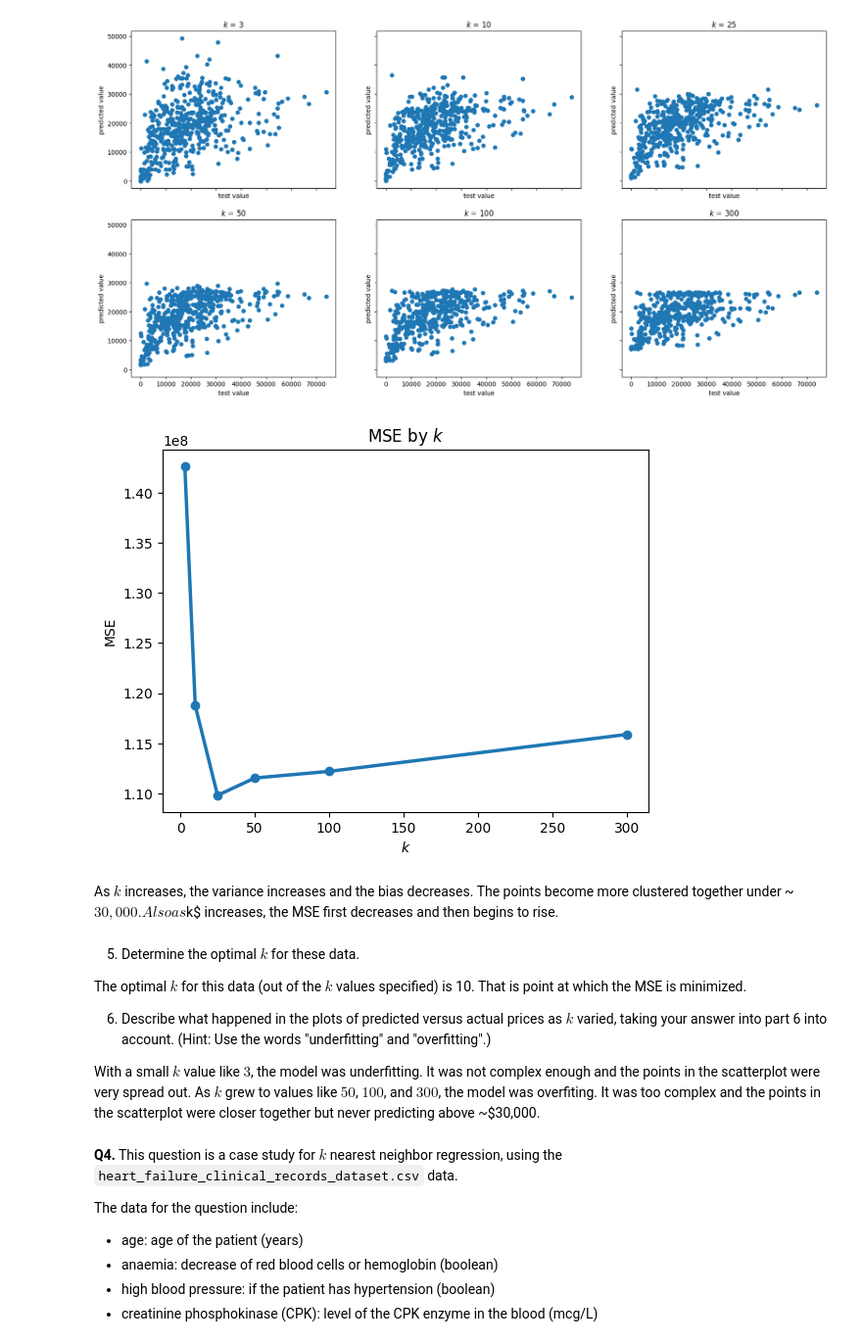
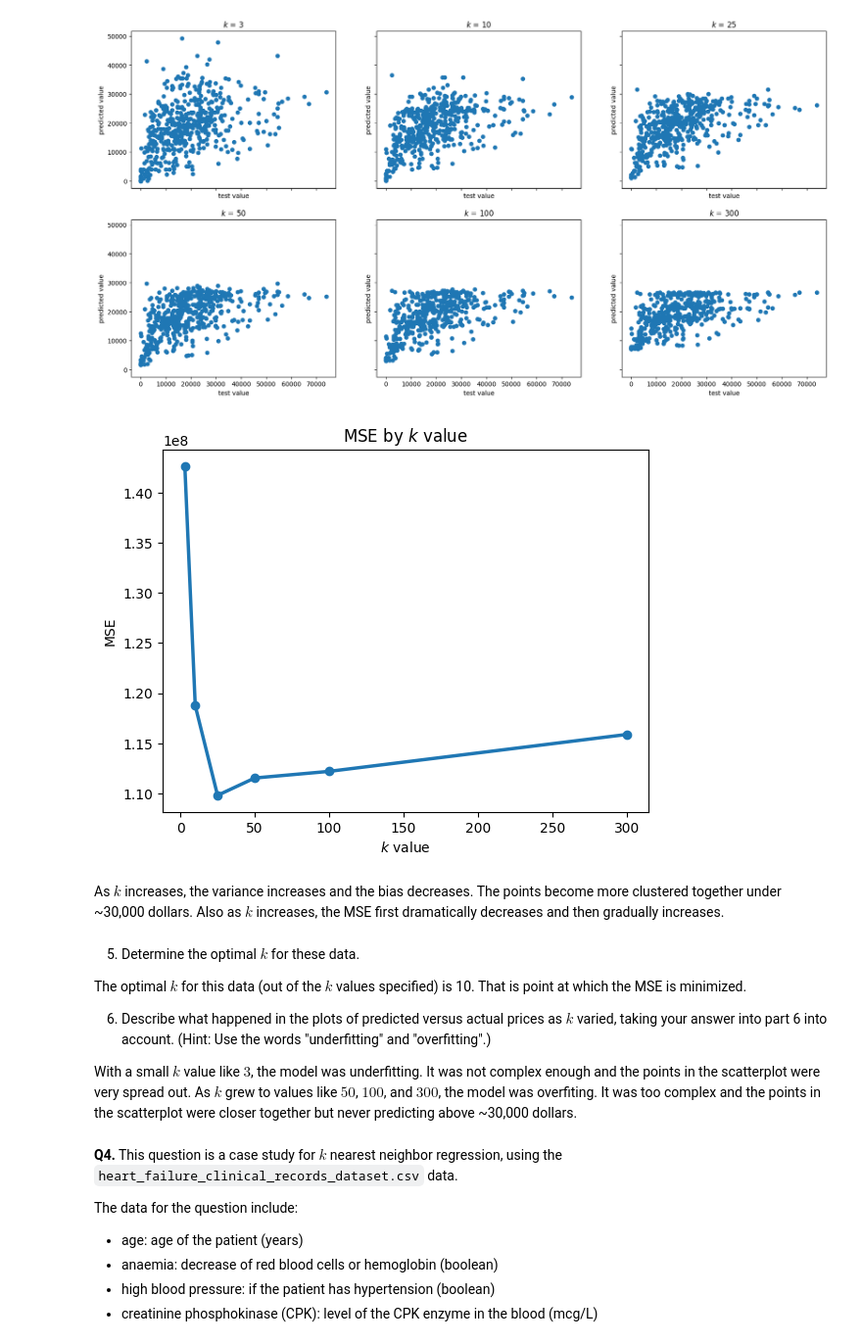
Before and after one commit to syd-nguyen/ds3021-assignments, a Jupyter notebook: assignments/02_assignment_knn.ipynb, the cells around one changed output. Shown at 98% size. Drawn from its saved outputs; the diff is of its cells as text; code cells hidden in the pictures.

```diff
--- a/assignments/02_assignment_knn.ipynb
+++ b/assignments/02_assignment_knn.ipynb
@@ -117,14 +119,14 @@ plt.show()
 [figure]
 # %%
 plt.plot(ks, mses, marker='o', linewidth=2.5)
-plt.title('MSE by $k$')
-plt.xlabel('$k$')
+plt.title('MSE by $k$ value')
+plt.xlabel('$k$ value')
 plt.ylabel('MSE')
 plt.show()
 # %% [output]
-[figure, old version]
+[figure, new version]
 # %% [markdown]
-As $k$ increases, the variance increases and the bias decreases. The points become more clustered together under ~$30,000. Also as $k$ increases, the MSE first decreases and then begins to rise.
+As $k$ increases, the variance increases and the bias decreases. The points become more clustered together under ~30,000 dollars. Also as $k$ increases, the MSE first dramatically decreases and then gradually increases.
 # %% [markdown]
 5. Determine the optimal $k$ for these data.
 
@@ -132,7 +134,7 @@ The optimal $k$ for this data (out of the $k$ values specified) is 10. That is p
 
 6. Describe what happened in the plots of predicted versus actual prices as $k$ varied, taking your answer into part 6 into account. (Hint: Use the words "underfitting" and "overfitting".)
 
-With a small $k$ value like $3$, the model was underfitting. It was not complex enough and the points in the scatterplot were very spread out. As $k$ grew to values like $50$, $100$, and $300$, the model was overfiting. It was too complex and the points in the scatterplot were closer together but never predicting above ~$30,000.
+With a small $k$ value like $3$, the model was underfitting. It was not complex enough and the points in the scatterplot were very spread out. As $k$ grew to values like $50$, $100$, and $300$, the model was overfiting. It was too complex and the points in the scatterplot were closer together but never predicting above ~30,000 dollars.
 # %% [markdown]
 **Q4.** This question is a case study for $k$ nearest neighbor regression, using the `heart_failure_clinical_records_dataset.csv` data.
 
```
Also changed, not shown: parts of 21 cells of this notebook.
